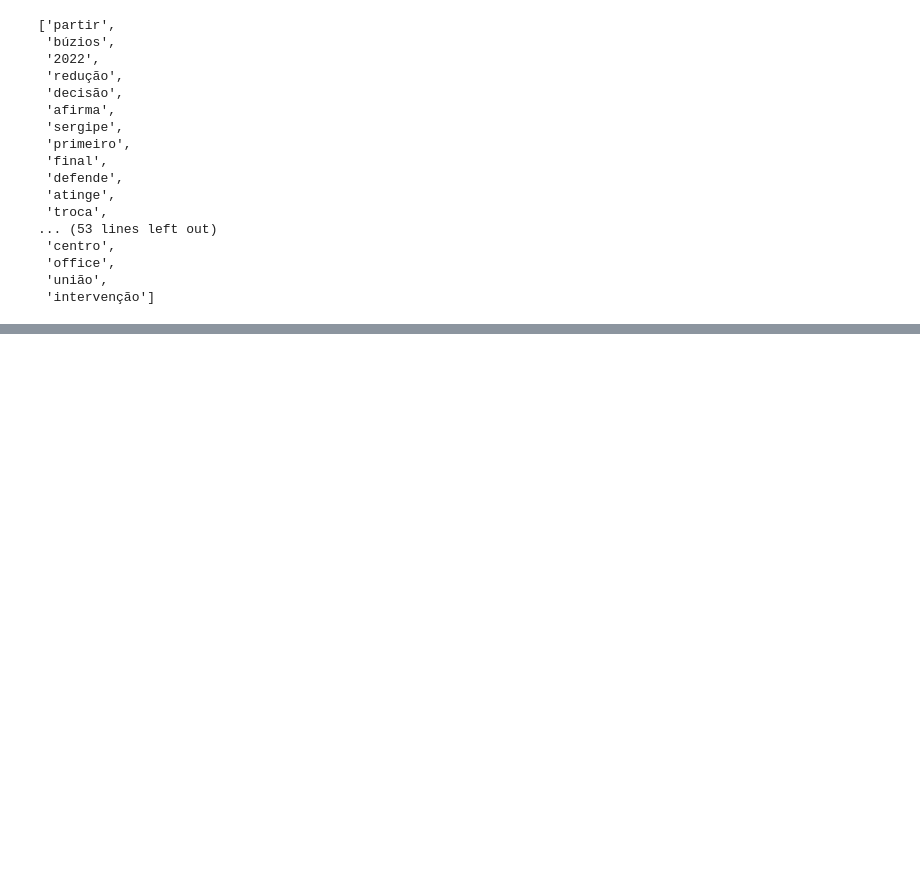
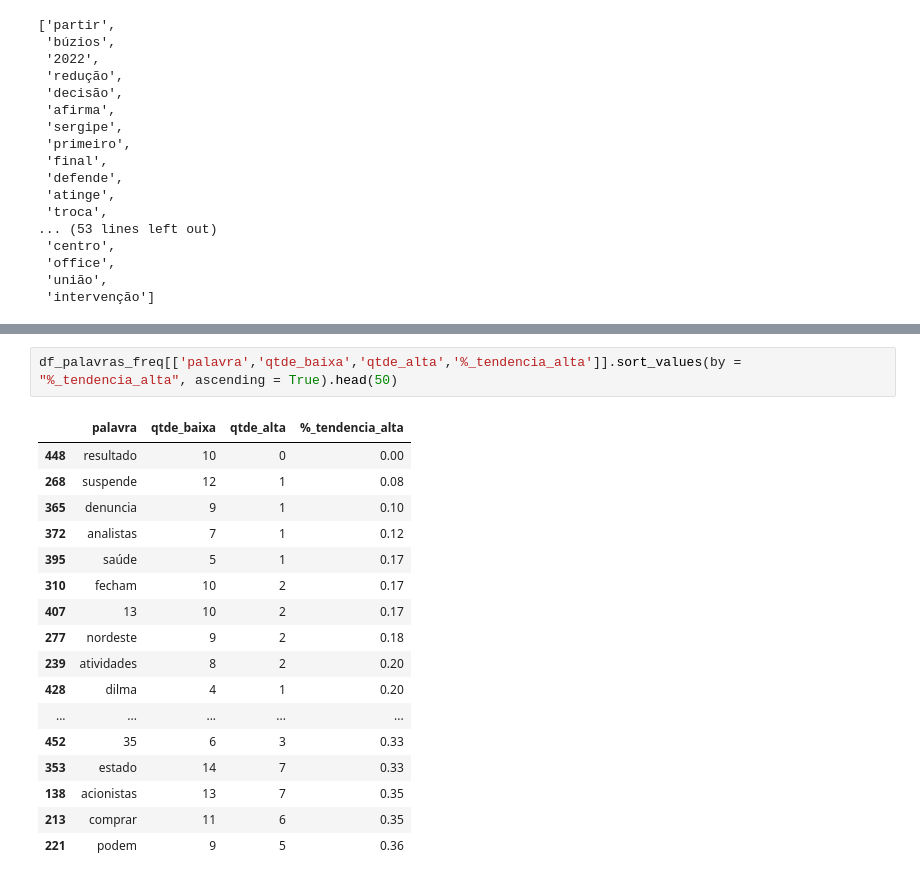
Before and after one commit to webercg/NLP---Daily-News-for-Stock-Market-Prediction, a Jupyter notebook: datasets e notebooks/Frequencia de palavras e inviesamento de palavras.ipynb, the cells around one changed output, grey strips where cells are left out. Saved outputs shown, nothing was run; the diff lists cells and outputs as text; blank space fills up the shorter version.

```diff
--- a/datasets e notebooks/Frequencia de palavras e inviesamento de palavras.ipynb
+++ b/datasets e notebooks/Frequencia de palavras e inviesamento de palavras.ipynb
@@ -913,0 +939,20 @@ palavras_input_positivo + palavras_input_negativo
+# %%
+df_palavras_freq[['palavra','qtde_baixa','qtde_alta','%_tendencia_alta']].sort_values(by = "%_tendencia_alta", ascending = True).head(50)
+# %% [output]
+|  | palavra | qtde_baixa | qtde_alta | %_tendencia_alta |
+| 448 | resultado | 10 | 0 | 0.00 |
+| 268 | suspende | 12 | 1 | 0.08 |
+| 365 | denuncia | 9 | 1 | 0.10 |
+| 372 | analistas | 7 | 1 | 0.12 |
+| 395 | saúde | 5 | 1 | 0.17 |
+| 310 | fecham | 10 | 2 | 0.17 |
+| 407 | 13 | 10 | 2 | 0.17 |
+| 277 | nordeste | 9 | 2 | 0.18 |
+| 239 | atividades | 8 | 2 | 0.20 |
+| 428 | dilma | 4 | 1 | 0.20 |
+| ... | ... | ... | ... | ... |
+| 452 | 35 | 6 | 3 | 0.33 |
+| 353 | estado | 14 | 7 | 0.33 |
+| 138 | acionistas | 13 | 7 | 0.35 |
+| 213 | comprar | 11 | 6 | 0.35 |
+| 221 | podem | 9 | 5 | 0.36 |
```
Also changed, not shown: parts of 5 cells of this notebook.
